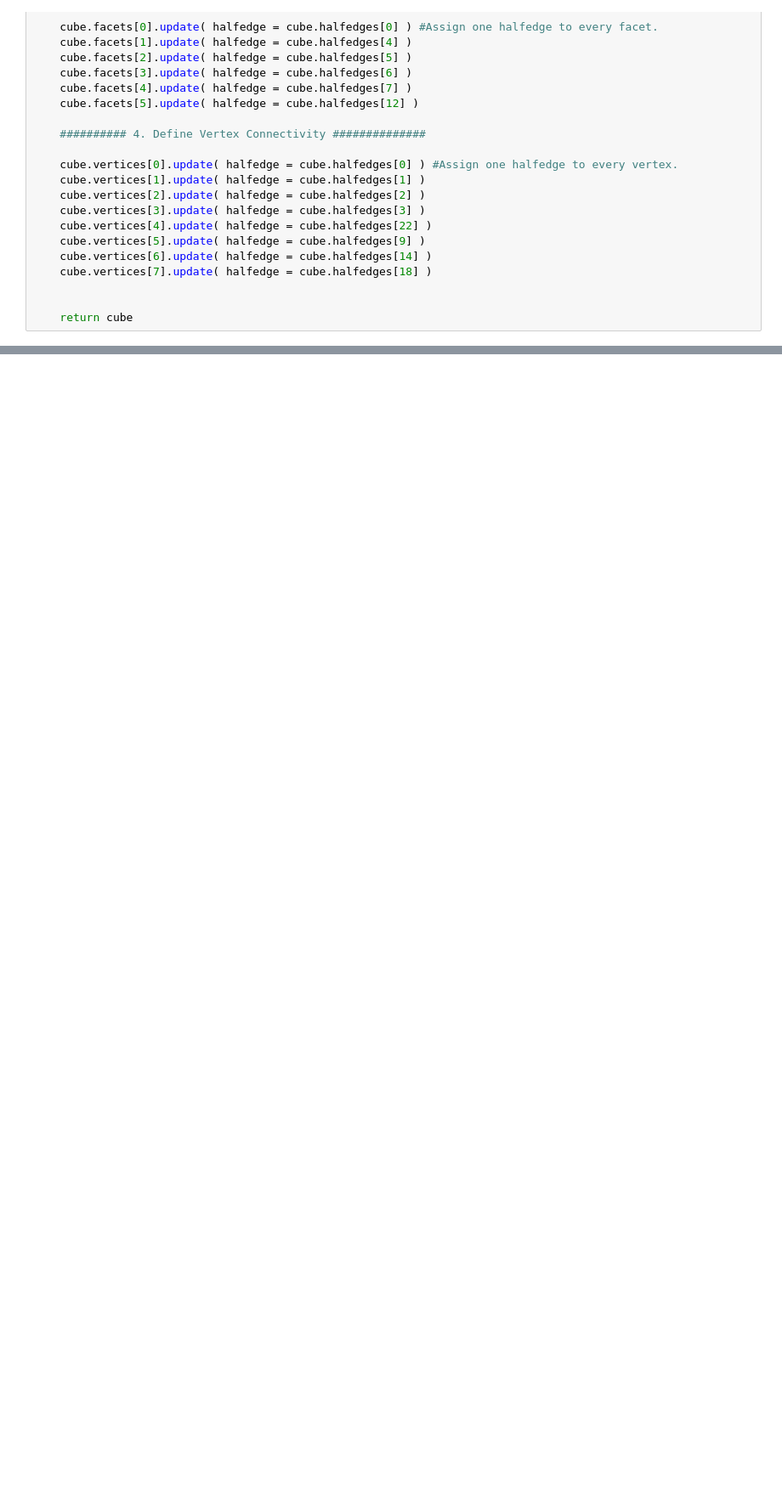
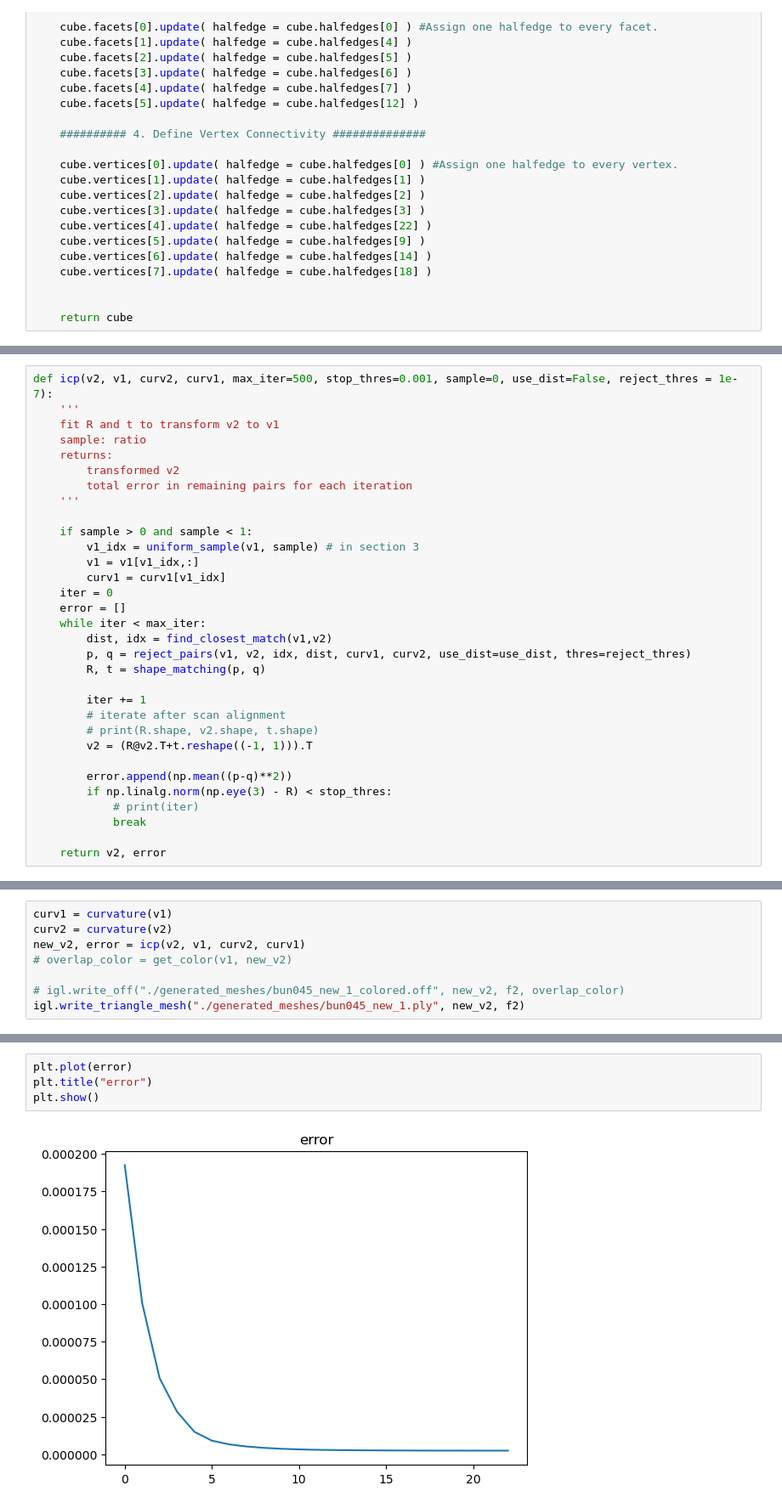
Before and after one commit to wangzican/COMP0119, a Jupyter notebook: course_work_1/CW1.ipynb, the cells around one changed output, grey strips where cells are left out. Shown at 85% size. Drawn from its saved outputs; the diff is of its cells as text; blank space fills up the shorter version.

```diff
--- a/course_work_1/CW1.ipynb
+++ b/course_work_1/CW1.ipynb
@@ -114,0 +290,32 @@ tetra.write_off('my_cube.off')
+# %%
+def icp(v2, v1, curv2, curv1, max_iter=500, stop_thres=0.001, sample=0, use_dist=False, reject_thres = 1e-7):
+    '''
+    fit R and t to transform v2 to v1
+    sample: ratio
+    returns:
+        transformed v2
+        total error in remaining pairs for each iteration
+    '''
+
+    if sample > 0 and sample < 1:
+        v1_idx = uniform_sample(v1, sample) # in section 3
+        v1 = v1[v1_idx,:]
+        curv1 = curv1[v1_idx]
+    iter = 0
+    error = []
+    while iter < max_iter:
+        dist, idx = find_closest_match(v1,v2)
+        p, q = reject_pairs(v1, v2, idx, dist, curv1, curv2, use_dist=use_dist, thres=reject_thres)
+        R, t = shape_matching(p, q)
+
+        iter += 1
+        # iterate after scan alignment
+        # print(R.shape, v2.shape, t.shape)
+        v2 = (R@v2.T+t.reshape((-1, 1))).T
+
+        error.append(np.mean((p-q)**2))
+        if np.linalg.norm(np.eye(3) - R) < stop_thres:
+            # print(iter)
+            break
+
+    return v2, error
@@ -114,0 +335,8 @@ tetra.write_off('my_cube.off')
+# %%
+curv1 = curvature(v1)
+curv2 = curvature(v2)
+new_v2, error = icp(v2, v1, curv2, curv1)
+# overlap_color = get_color(v1, new_v2)
+
+# igl.write_off("./generated_meshes/bun045_new_1_colored.off", new_v2, f2, overlap_color)
+igl.write_triangle_mesh("./generated_meshes/bun045_new_1.ply", new_v2, f2)
@@ -114,0 +345,6 @@ tetra.write_off('my_cube.off')
+# %%
+plt.plot(error)
+plt.title("error")
+plt.show()
+# %% [output]
+[figure, added]
```
Also changed, not shown: parts of 33 cells of this notebook, 26 other files.
